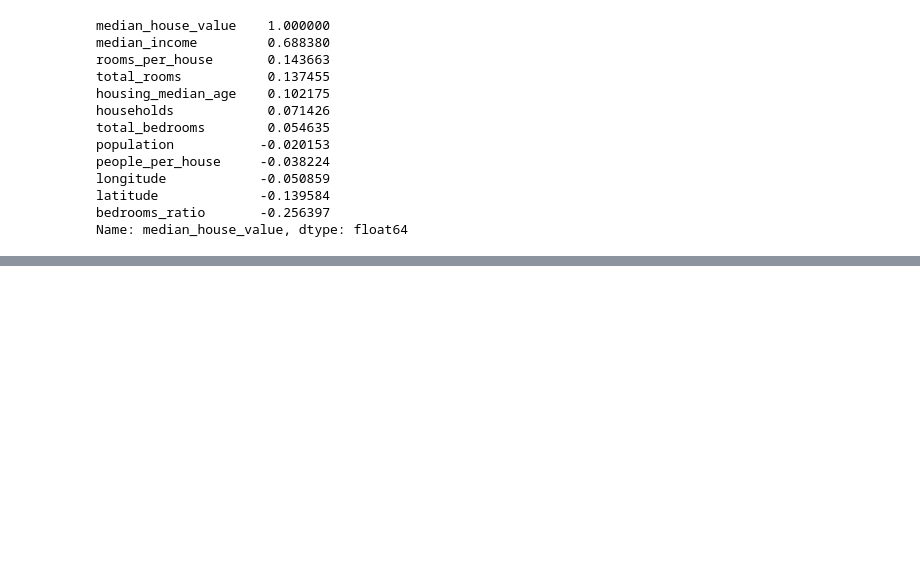
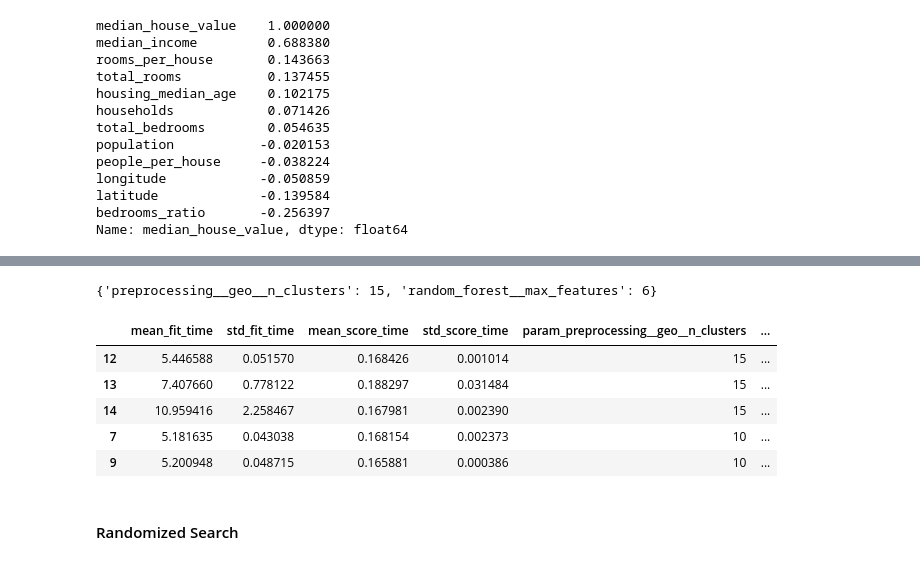
Before and after one commit to tanmaybhardwaj/Linear-Regression, a Jupyter notebook: california-housing-dataset/California_Housing_Dataset.ipynb, the cells around one changed output, grey strips where cells are left out. Drawn from its saved outputs; the diff is of its cells as text; code cells hidden in the pictures; blank space fills up the shorter version.

```diff
--- a/california-housing-dataset/California_Housing_Dataset.ipynb
+++ b/california-housing-dataset/California_Housing_Dataset.ipynb
@@ -252,0 +658,4 @@ Name: median_house_value, dtype: float64
+# %%
+# Linear Regression
+lin_reg = make_pipeline(preprocessing, LinearRegression())
+lin_reg.fit(housing, housing_labels)
@@ -252,0 +701,4 @@ Name: median_house_value, dtype: float64
+# %%
+# Decision Tree Regressor
+tree_reg = make_pipeline(preprocessing, DecisionTreeRegressor(random_state=42))
+tree_reg.fit(housing, housing_labels)
@@ -252,0 +770,13 @@ Name: median_house_value, dtype: float64
+# %%
+full_pipeline = Pipeline([("preprocessing", preprocessing),
+                          ("random_forest", RandomForestRegressor(random_state=42)),
+                          ])
+param_grid = [{'preprocessing__geo__n_clusters': [5, 8, 10],
+               'random_forest__max_features': [4, 6, 8]},
+              {'preprocessing__geo__n_clusters': [10, 15],
+               'random_forest__max_features': [6, 8, 10]},]
+
+grid_search = GridSearchCV(full_pipeline, param_grid, cv=3,
+                           scoring='neg_root_mean_squared_error')
+
+grid_search.fit(housing, housing_labels)
@@ -252,0 +803,18 @@ Name: median_house_value, dtype: float64
+# %%
+grid_search.best_params_
+# %% [output]
+{'preprocessing__geo__n_clusters': 15, 'random_forest__max_features': 6}
+# %%
+cv_res = pd.DataFrame(grid_search.cv_results_)
+cv_res.sort_values(by="mean_test_score", ascending=False, inplace=True)
+# %%
+cv_res.head()
+# %% [output]
+|  | mean_fit_time | std_fit_time | mean_score_time | std_score_time | param_preprocessing__geo__n_clusters | ... |
+| 12 | 5.446588 | 0.051570 | 0.168426 | 0.001014 | 15 | ... |
+| 13 | 7.407660 | 0.778122 | 0.188297 | 0.031484 | 15 | ... |
+| 14 | 10.959416 | 2.258467 | 0.167981 | 0.002390 | 15 | ... |
+| 7 | 5.181635 | 0.043038 | 0.168154 | 0.002373 | 10 | ... |
+| 9 | 5.200948 | 0.048715 | 0.165881 | 0.000386 | 10 | ... |
+# %% [markdown]
+#### Randomized Search
```
Also changed, not shown: parts of 77 cells of this notebook.
